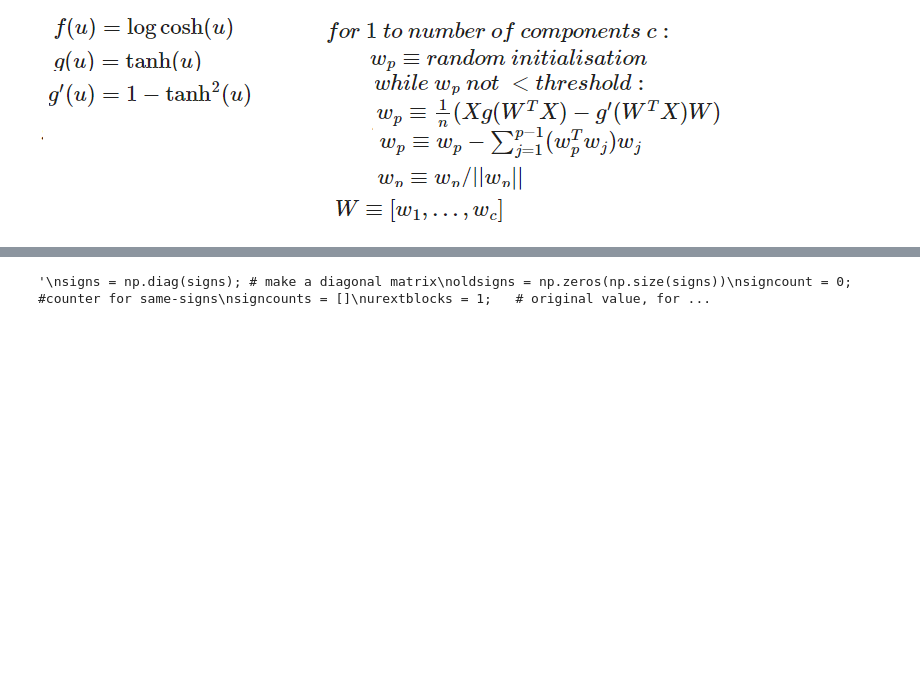
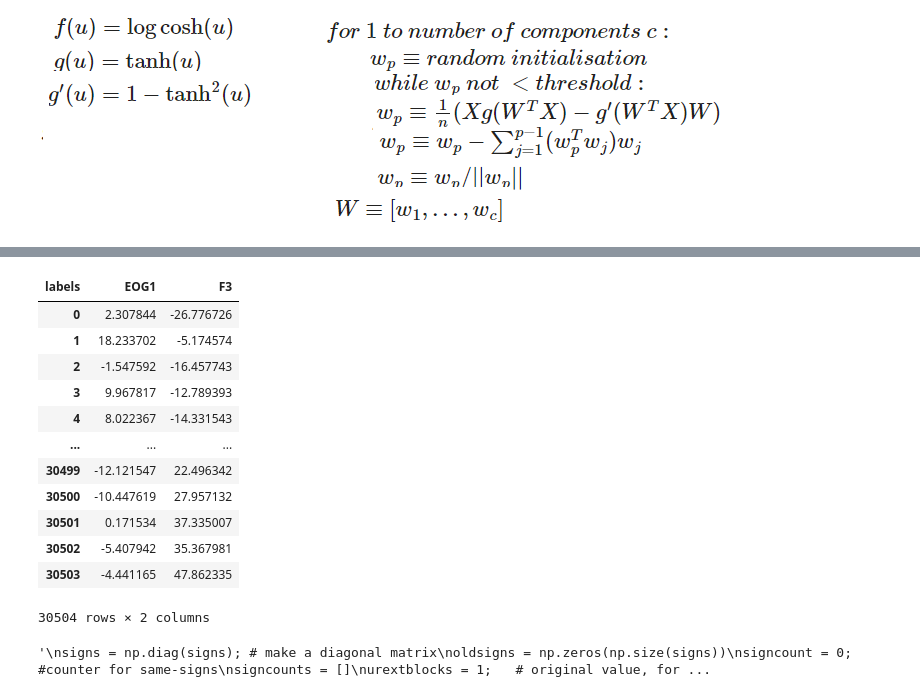
Before and after one commit to RezaSaadatyar/EEG-Lab, a Jupyter notebook: Code/App1_EEG.ipynb, the cells around one changed output, grey strips where cells are left out. Saved outputs shown, nothing was run; the diff lists cells and outputs as text; code cells hidden in the pictures; blank space fills up the shorter version.

```diff
--- a/Code/App1_EEG.ipynb
+++ b/Code/App1_EEG.ipynb
@@ -208,3 +210,19 @@ plot_data(data.iloc[:,0:3],first_point, last_point, Fs)
+# %%
+data.iloc[:,1:3]
+# %% [output]
+| labels | EOG1 | F3 |
+| 0 | 2.307844 | -26.776726 |
+| 1 | 18.233702 | -5.174574 |
+| 2 | -1.547592 | -16.457743 |
+| 3 | 9.967817 | -12.789393 |
+| 4 | 8.022367 | -14.331543 |
+| ... | ... | ... |
+| 30499 | -12.121547 | 22.496342 |
+| 30500 | -10.447619 | 27.957132 |
+| 30501 | 0.171534 | 37.335007 |
+| 30502 | -5.407942 | 35.367981 |
+| 30503 | -4.441165 | 47.862335 |
+30504 rows × 2 columns
 # %%
 def center(x):
     mean = np.mean(x, axis=1, keepdims=True)
```
Also changed, not shown: parts of 3 cells of this notebook.
